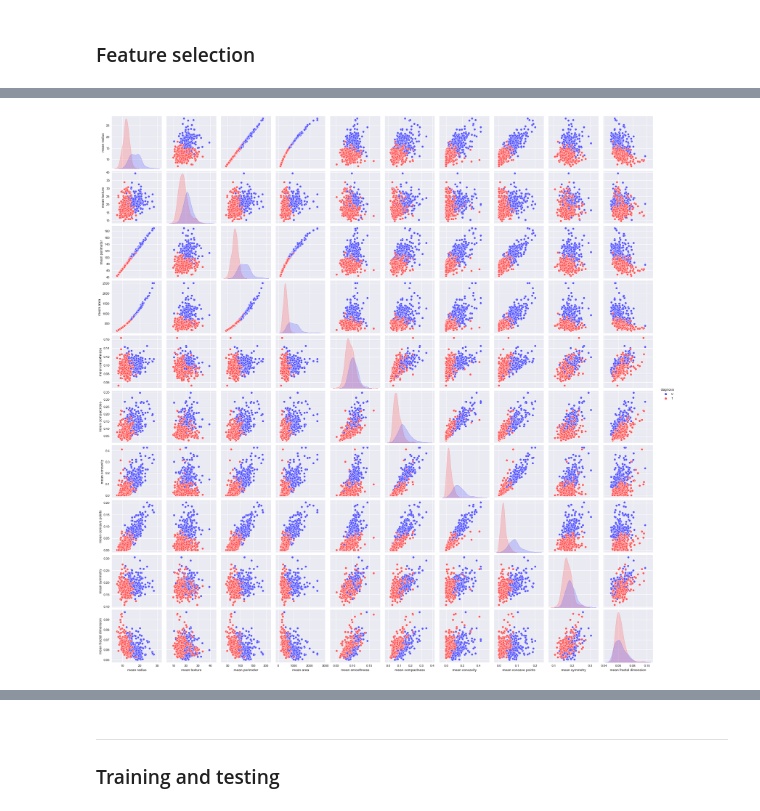
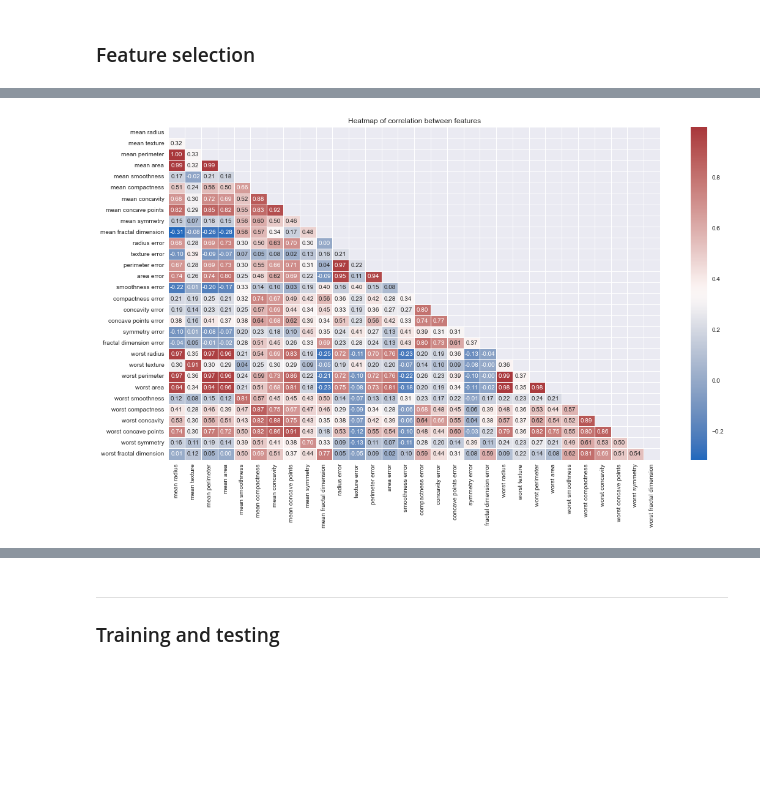
Before and after one commit to fsentin/uzop, a Jupyter notebook: projectNotebook.ipynb, the cells around one changed output, grey strips where cells are left out. Saved outputs shown, nothing was run; the diff lists cells and outputs as text; code cells hidden in the pictures; blank space fills up the shorter version.

```diff
--- a/projectNotebook.ipynb
+++ b/projectNotebook.ipynb
@@ -136,6 +137,9 @@ plt.show()
-# %%
-sns.pairplot(D_mean, hue = 'diagnosis', palette='seismic')
-plt.show()
-# %% [output]
-[figure, removed]
+# %%
+plt.figure(figsize = (18,10))
+X = pd.DataFrame(data.data, columns=data.feature_names)
+sns.heatmap(X.corr(), annot=True, fmt=".2f", cmap="vlag", linewidths=.5, mask=np.triu(X.corr()))
+plt.title("Heatmap of correlation between features")
+plt.show()
+# %% [output]
+[figure, added]
 # %%
```
Also changed, not shown: parts of 9 cells of this notebook.
